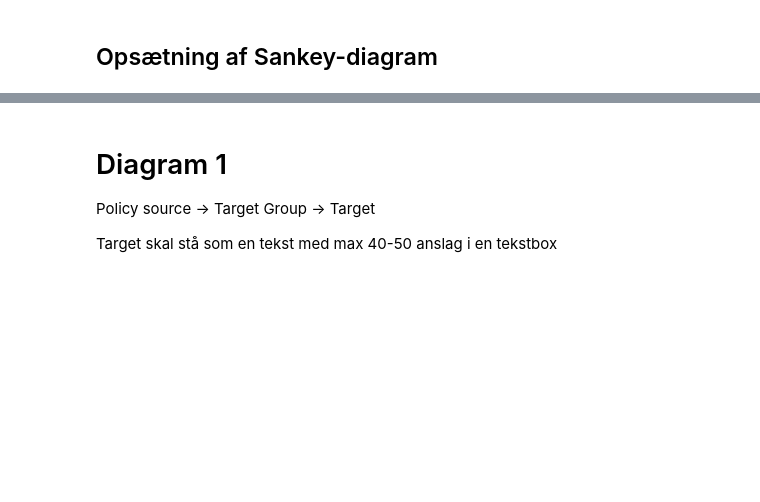
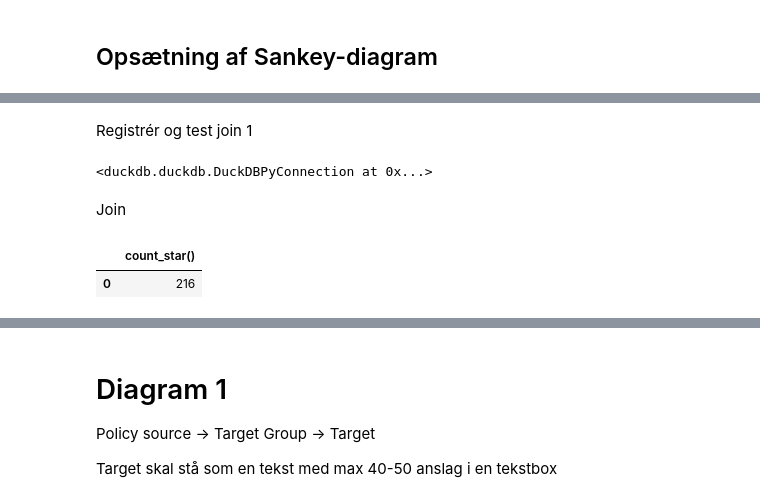
Before and after one commit to Esbern/Sankey-diagrams, a Jupyter notebook: genneral sankey.ipynb, the cells around one changed output, grey strips where cells are left out. Drawn from its saved outputs; the diff is of its cells as text; code cells hidden in the pictures; blank space fills up the shorter version.

```diff
--- a/genneral sankey.ipynb
+++ b/genneral sankey.ipynb
@@ -209,0 +203,20 @@ display(tabel2.head())
+# %% [markdown]
+Registrér og test join 1
+# %%
+duckdb.register("tabel0", t0)
+duckdb.register("tabel1_exp", t1)
+duckdb.register("tabel2_exp", t2)
+duckdb.register("tabel3", tabel3)
+# %% [output]
+<duckdb.duckdb.DuckDBPyConnection at 0x...>
+# %% [markdown]
+Join
+# %%
+duckdb.sql("""
+SELECT COUNT(*)
+FROM tabel0 t0
+JOIN tabel1 t1 ON t0.target_id = t1.id
+""").df()
+# %% [output]
+|  | count_star() |
+| 0 | 216 |
```
Also changed, not shown: parts of 17 cells of this notebook.
